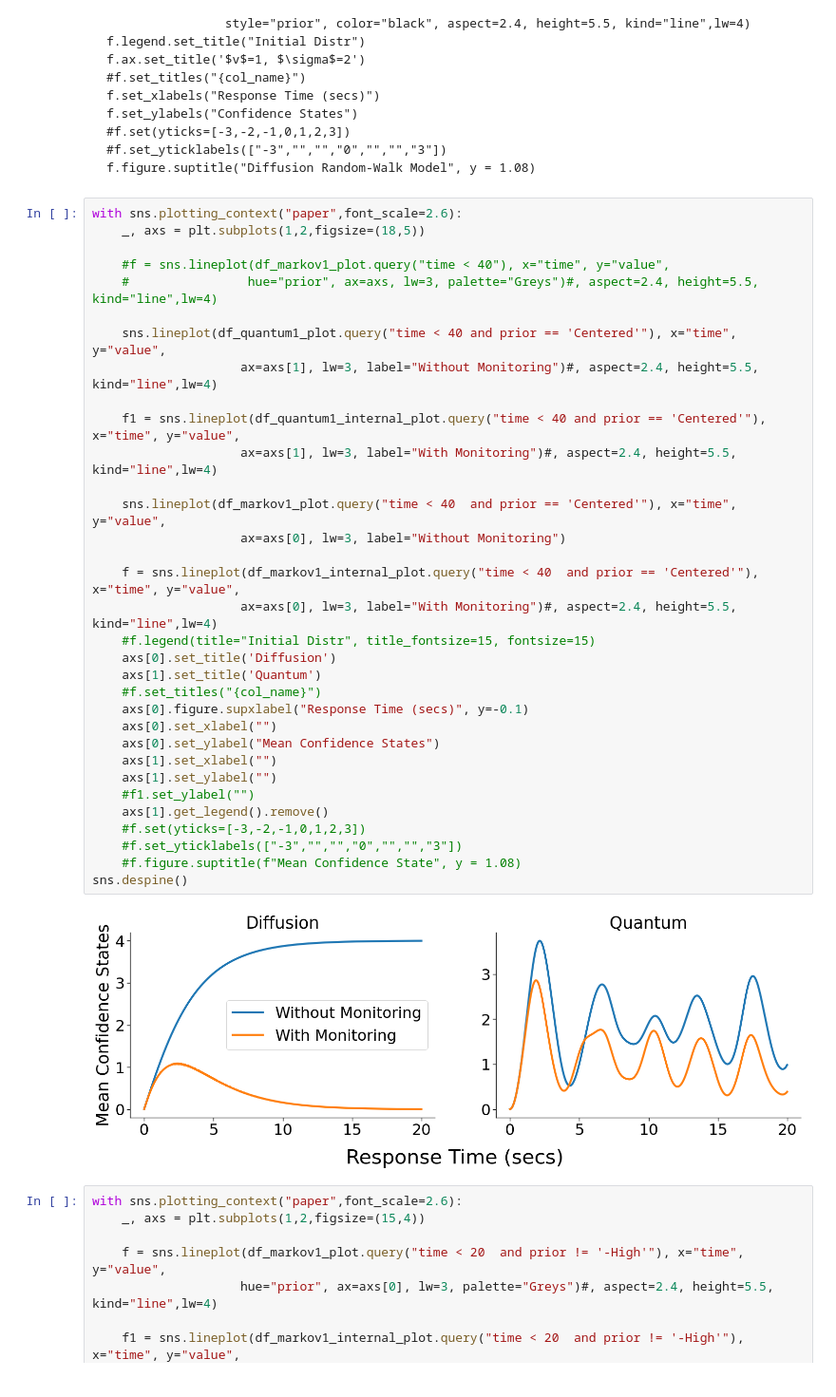
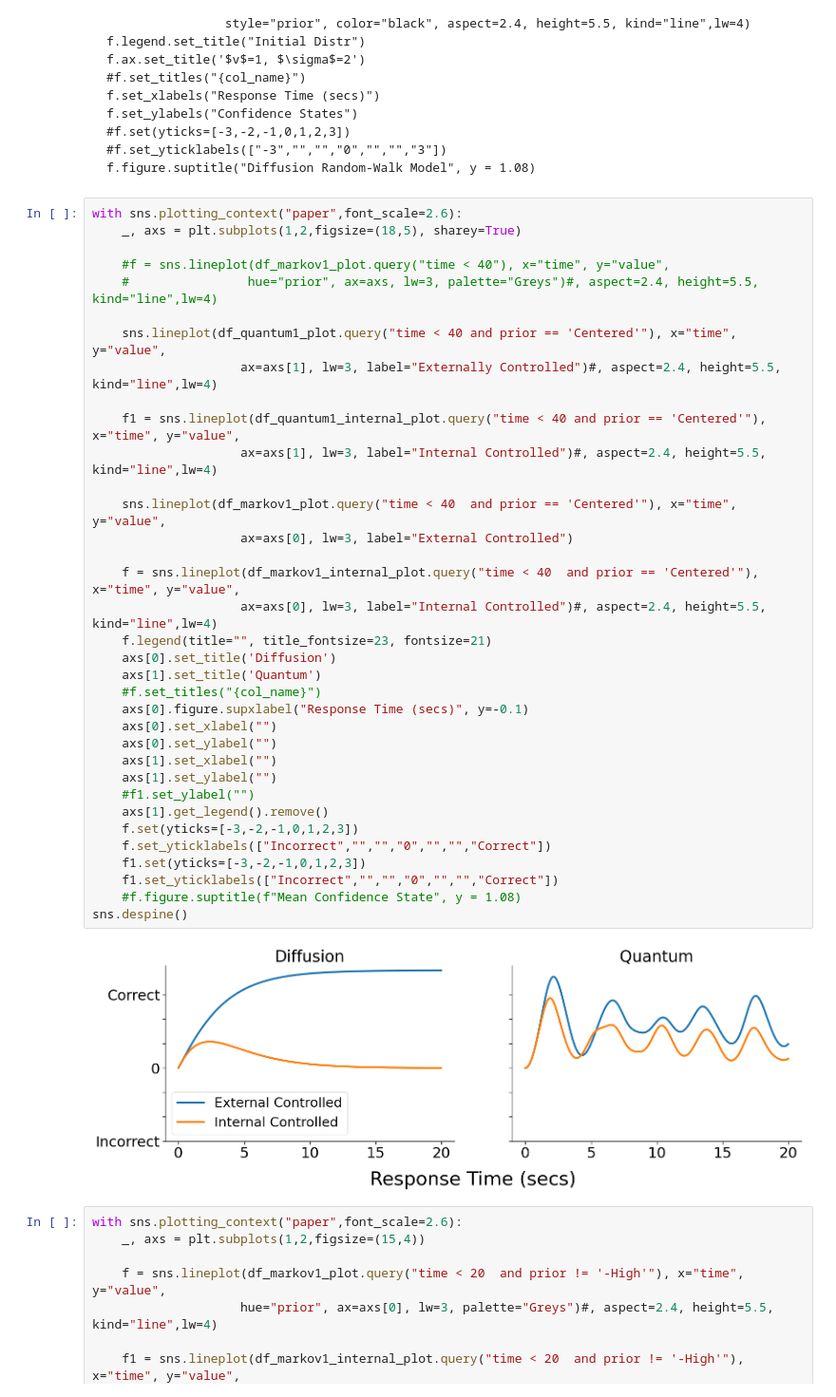
Before and after one commit to rkmalaiya/stochastic_cognitive_dynamics, a Jupyter notebook: examples/Diffusion_vs_Quantum_JMP_paper.ipynb, the cells around one changed output. Shown at 95% size. Saved outputs shown, nothing was run; the diff lists cells and outputs as text.

```diff
--- a/examples/Diffusion_vs_Quantum_JMP_paper.ipynb
+++ b/examples/Diffusion_vs_Quantum_JMP_paper.ipynb
@@ -624,39 +624,41 @@ with sns.plotting_context("paper",font_scale=2.6):
     f.figure.suptitle("Diffusion Random-Walk Model", y = 1.08)
 # %%
 with sns.plotting_context("paper",font_scale=2.6):
-    _, axs = plt.subplots(1,2,figsize=(18,5))
+    _, axs = plt.subplots(1,2,figsize=(18,5), sharey=True)
 
     #f = sns.lineplot(df_markov1_plot.query("time < 40"), x="time", y="value",
     #                hue="prior", ax=axs, lw=3, palette="Greys")#, aspect=2.4, height=5.5, kind="line",lw=4)
 
     sns.lineplot(df_quantum1_plot.query("time < 40 and prior == 'Centered'"), x="time", y="value",
-                    ax=axs[1], lw=3, label="Without Monitoring")#, aspect=2.4, height=5.5, kind="line",lw=4)
+                    ax=axs[1], lw=3, label="Externally Controlled")#, aspect=2.4, height=5.5, kind="line",lw=4)
 
     f1 = sns.lineplot(df_quantum1_internal_plot.query("time < 40 and prior == 'Centered'"), x="time", y="value",
-                    ax=axs[1], lw=3, label="With Monitoring")#, aspect=2.4, height=5.5, kind="line",lw=4)
+                    ax=axs[1], lw=3, label="Internal Controlled")#, aspect=2.4, height=5.5, kind="line",lw=4)
 
     sns.lineplot(df_markov1_plot.query("time < 40  and prior == 'Centered'"), x="time", y="value",
-                    ax=axs[0], lw=3, label="Without Monitoring")
+                    ax=axs[0], lw=3, label="External Controlled")
 
     f = sns.lineplot(df_markov1_internal_plot.query("time < 40  and prior == 'Centered'"), x="time", y="value",
-                    ax=axs[0], lw=3, label="With Monitoring")#, aspect=2.4, height=5.5, kind="line",lw=4)
-    #f.legend(title="Initial Distr", title_fontsize=15, fontsize=15)
+                    ax=axs[0], lw=3, label="Internal Controlled")#, aspect=2.4, height=5.5, kind="line",lw=4)
+    f.legend(title="", title_fontsize=23, fontsize=21)
     axs[0].set_title('Diffusion')
     axs[1].set_title('Quantum')
     #f.set_titles("{col_name}")
     axs[0].figure.supxlabel("Response Time (secs)", y=-0.1)
     axs[0].set_xlabel("")
-    axs[0].set_ylabel("Mean Confidence States")
+    axs[0].set_ylabel("")
     axs[1].set_xlabel("")
     axs[1].set_ylabel("")
     #f1.set_ylabel("")
     axs[1].get_legend().remove()
-    #f.set(yticks=[-3,-2,-1,0,1,2,3])
-    #f.set_yticklabels(["-3","","","0","","","3"])
+    f.set(yticks=[-3,-2,-1,0,1,2,3])
+    f.set_yticklabels(["Incorrect","","","0","","","Correct"])
+    f1.set(yticks=[-3,-2,-1,0,1,2,3])
+    f1.set_yticklabels(["Incorrect","","","0","","","Correct"])
     #f.figure.suptitle(f"Mean Confidence State", y = 1.08)
 sns.despine()
 # %% [output]
-[figure, old version]
+[figure, new version]
 # %%
 with sns.plotting_context("paper",font_scale=2.6):
     _, axs = plt.subplots(1,2,figsize=(15,4))
```
Also changed, not shown: 3 other files.
